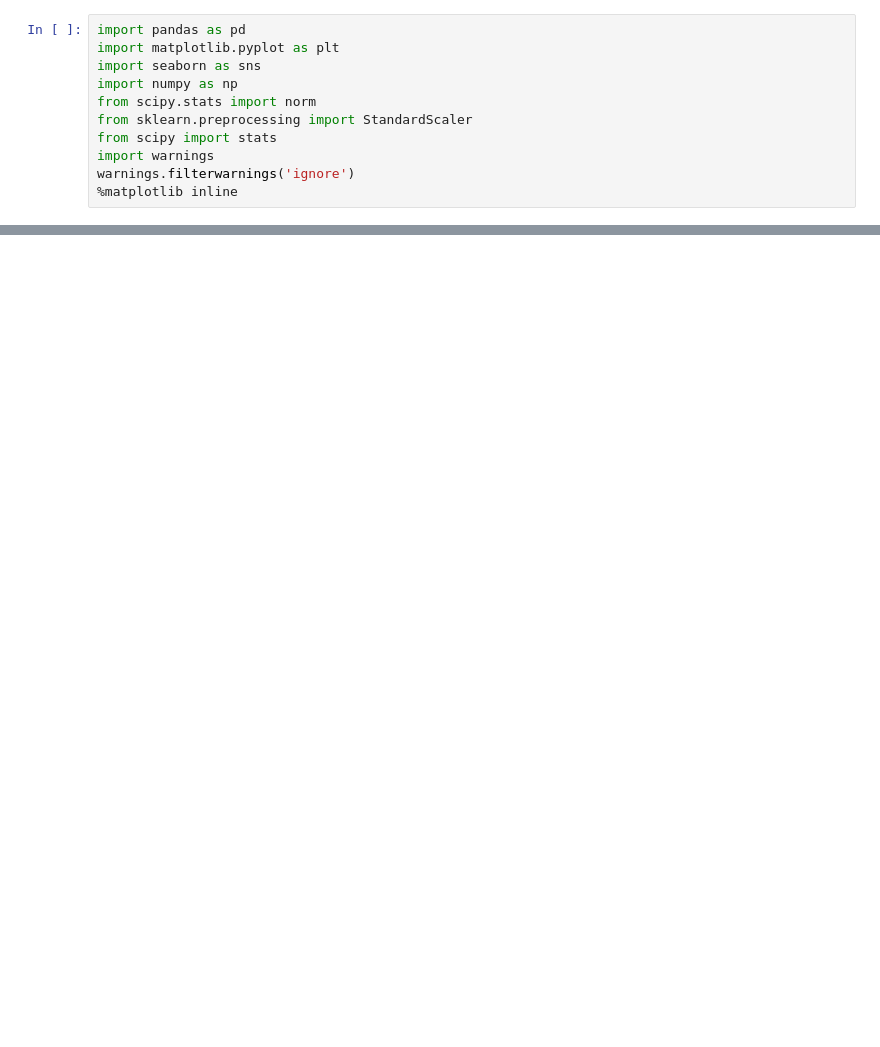
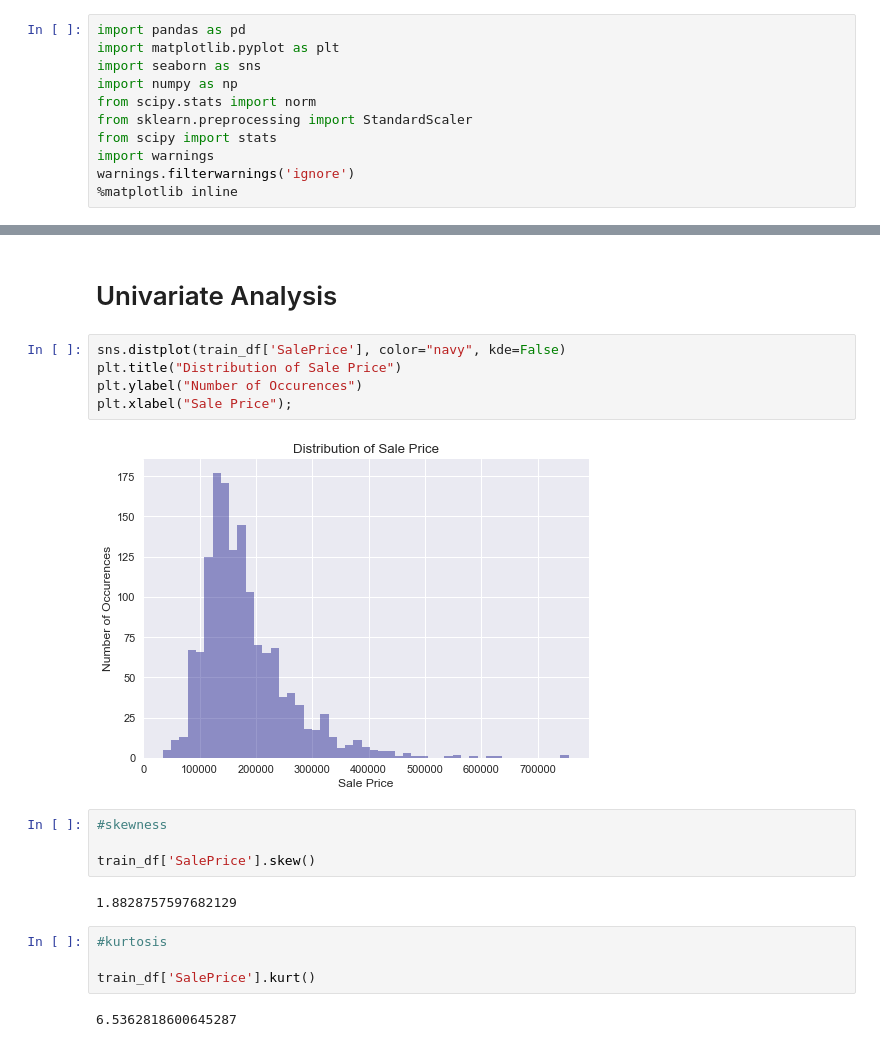
Before and after one commit to MattaUmaMaheswaraReddy/PHBS_ML_Project, a Jupyter notebook: Housing_Pricing/Documents/Data Description.ipynb, the cells around one changed output, grey strips where cells are left out. Saved outputs shown, nothing was run; the diff lists cells and outputs as text; blank space fills up the shorter version.

```diff
--- a/Housing_Pricing/Documents/Data Description.ipynb
+++ b/Housing_Pricing/Documents/Data Description.ipynb
@@ -79,0 +243,21 @@ plt.title('Correlation between features');
+# %% [markdown]
+# Univariate Analysis
+# %%
+sns.distplot(train_df['SalePrice'], color="navy", kde=False)
+plt.title("Distribution of Sale Price")
+plt.ylabel("Number of Occurences")
+plt.xlabel("Sale Price");
+# %% [output]
+[figure, added]
+# %%
+#skewness
+
+train_df['SalePrice'].skew()
+# %% [output]
+1.8828757597682129
+# %%
+#kurtosis
+
+train_df['SalePrice'].kurt()
+# %% [output]
+6.5362818600645287
```
Also changed, not shown: parts of 22 cells of this notebook.
